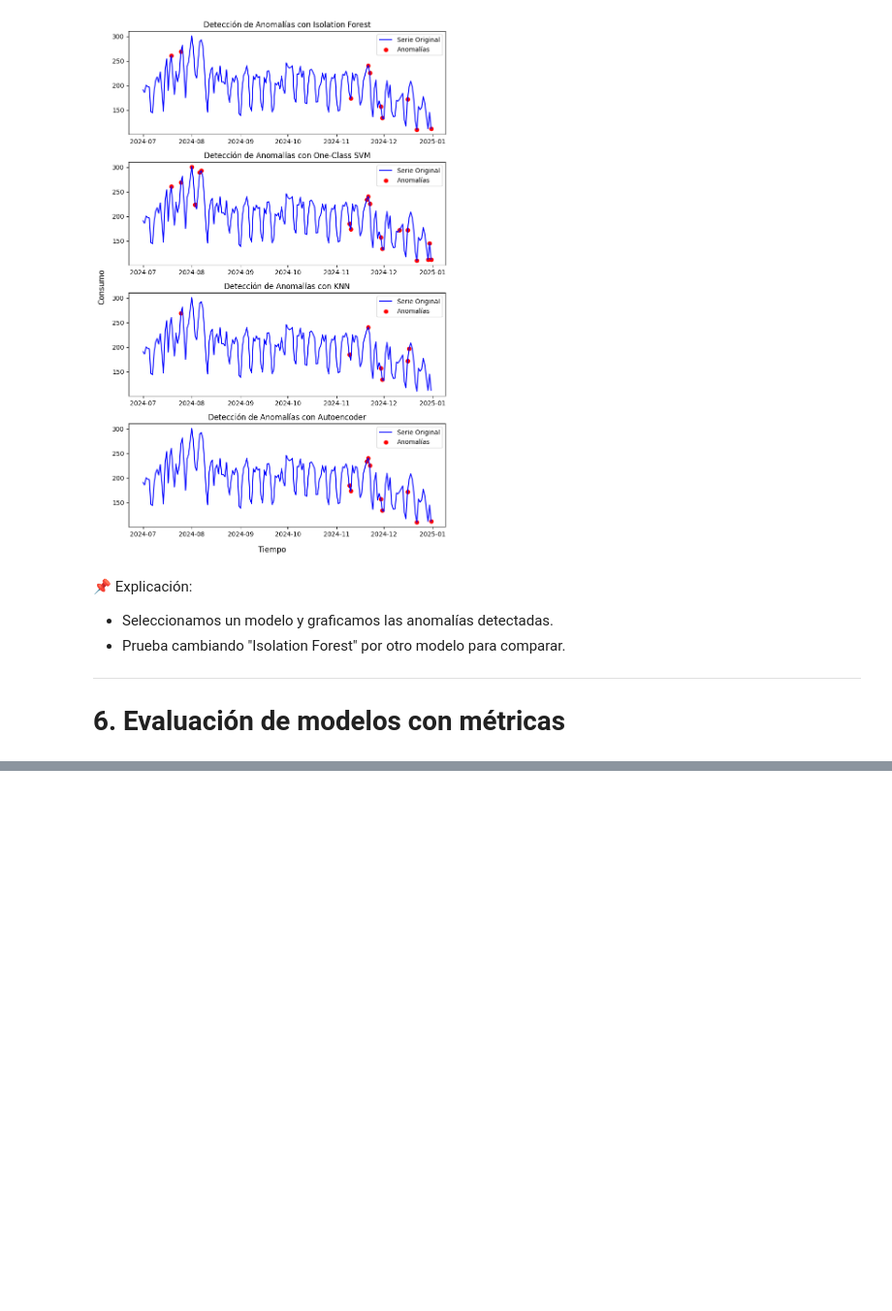
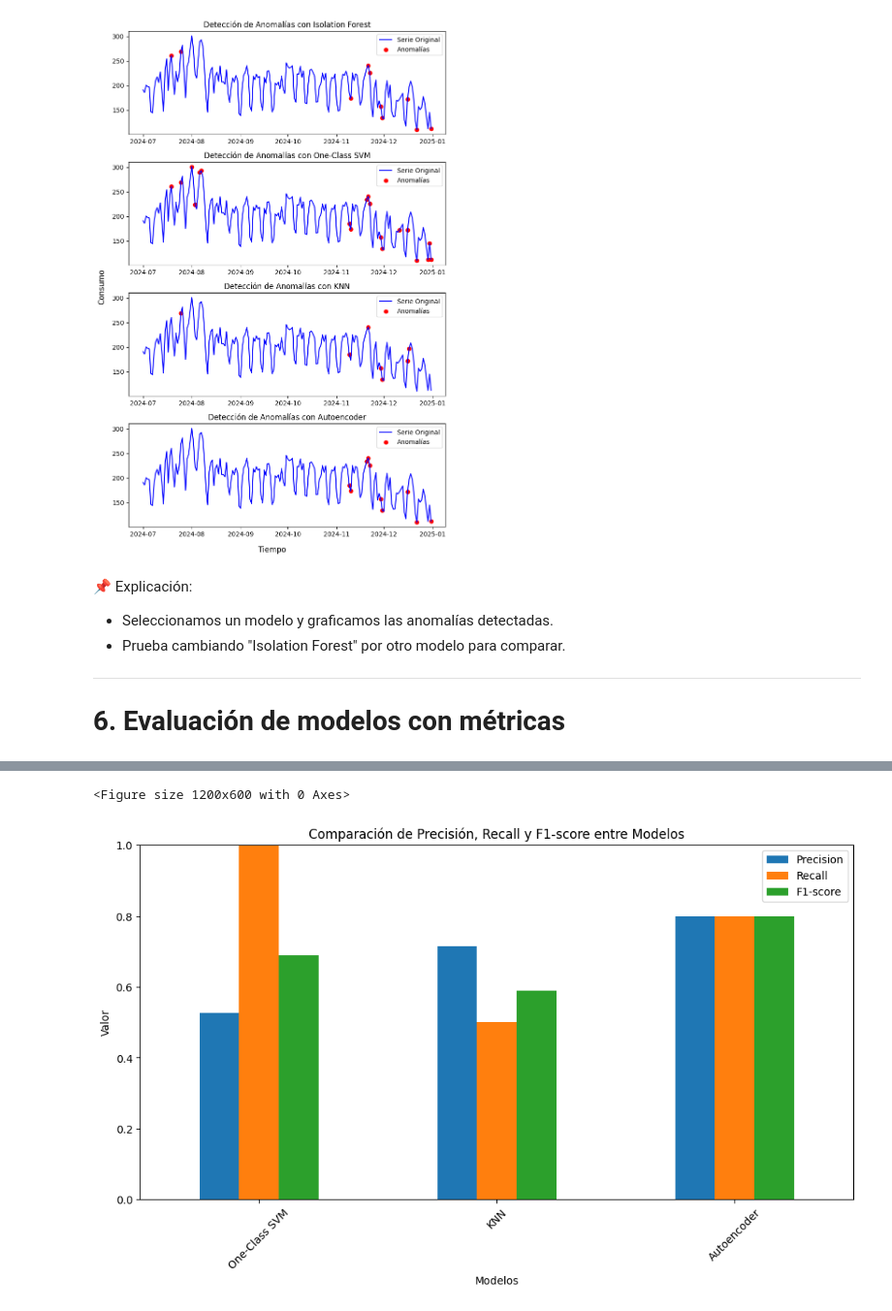
Before and after one commit to jorgballesteros/ibbi, a Jupyter notebook: M4. Detección de Anomalías en Series Temporales/materiales/m4_e11_pyod.ipynb, the cells around one changed output, grey strips where cells are left out. Shown at 97% size. Drawn from its saved outputs; the diff is of its cells as text; code cells hidden in the pictures; blank space fills up the shorter version.

```diff
--- a/M4. Detección de Anomalías en Series Temporales/materiales/m4_e11_pyod.ipynb
+++ b/M4. Detección de Anomalías en Series Temporales/materiales/m4_e11_pyod.ipynb
@@ -178,12 +184,19 @@ plt.show()
 from sklearn.metrics import precision_score, recall_score, f1_score
 
 reference_model = 'Isolation Forest'
+metrics = {"Model": [], "Precision": [], "Recall": [], "F1-score": []}
 
 for model_name in models.keys():
     if model_name != reference_model:
         precision = precision_score(df_results[reference_model], df_results[model_name], zero_division=0)
         recall = recall_score(df_results[reference_model], df_results[model_name], zero_division=0)
         f1 = f1_score(df_results[reference_model], df_results[model_name], zero_division=0)
+
+        metrics["Model"].append(model_name)
+        metrics["Precision"].append(precision)
+        metrics["Recall"].append(recall)
+        metrics["F1-score"].append(f1)
+
         print(f"\nEvaluación del modelo {model_name} (comparado con {reference_model}):")
         print(f"Precisión: {precision:.2f}")
         print(f"Recall: {recall:.2f}")
@@ -190,0 +262,17 @@ for model_name in models.keys():
+# %%
+# Convertir métricas a DataFrame
+df_metrics = pd.DataFrame(metrics)
+
+# 7️⃣ Gráficos comparativos de métricas
+plt.figure(figsize=(12, 6))
+df_metrics.set_index("Model").plot(kind="bar", figsize=(12,6))
+plt.title("Comparación de Precisión, Recall y F1-score entre Modelos")
+plt.xlabel("Modelos")
+plt.ylabel("Valor")
+plt.ylim(0, 1)
+plt.xticks(rotation=45)
+plt.legend()
+plt.show()
+# %% [output]
+<Figure size 1200x600 with 0 Axes>
+[figure, added]
```
Also changed, not shown: parts of 5 cells of this notebook.
